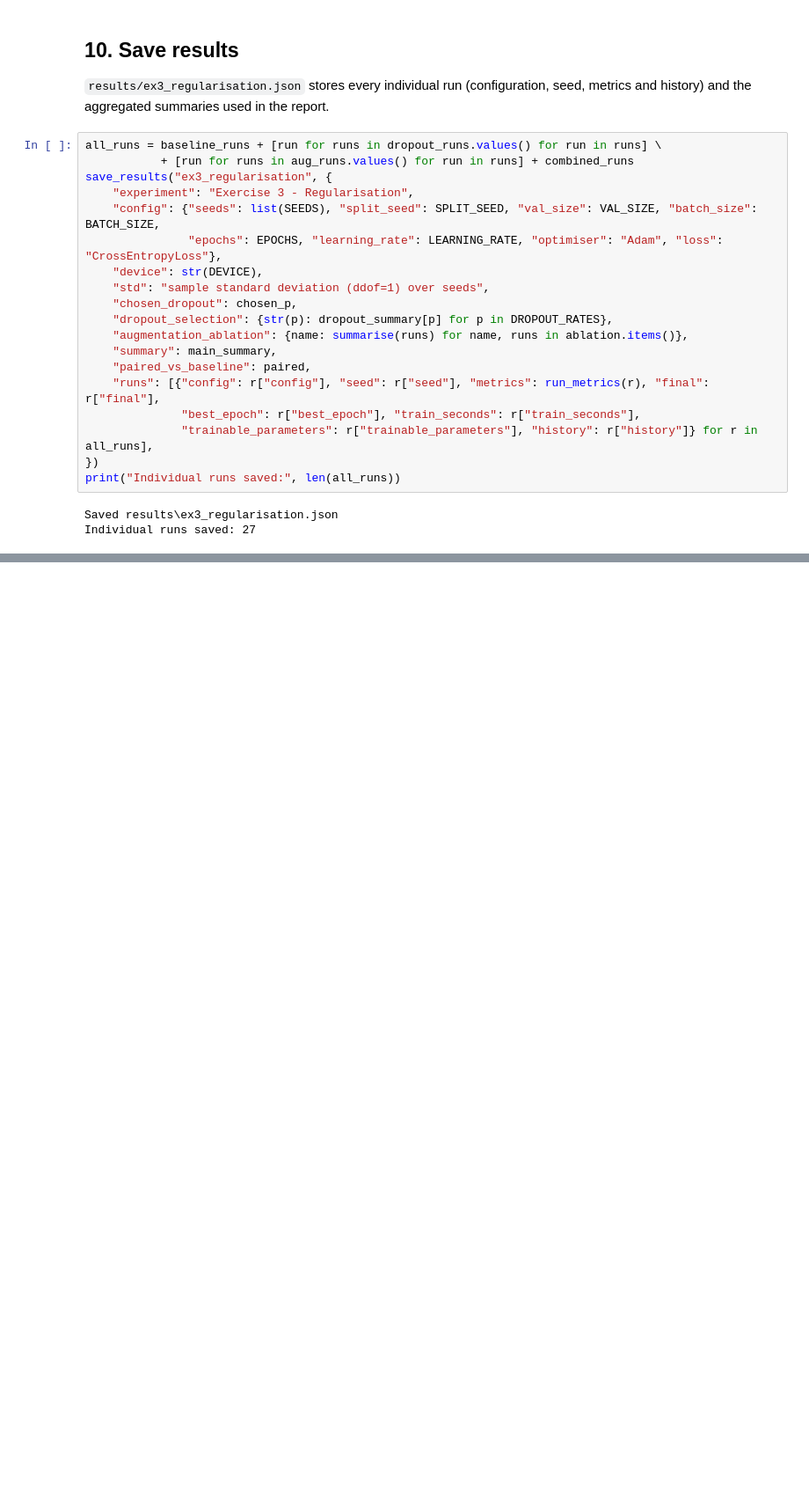
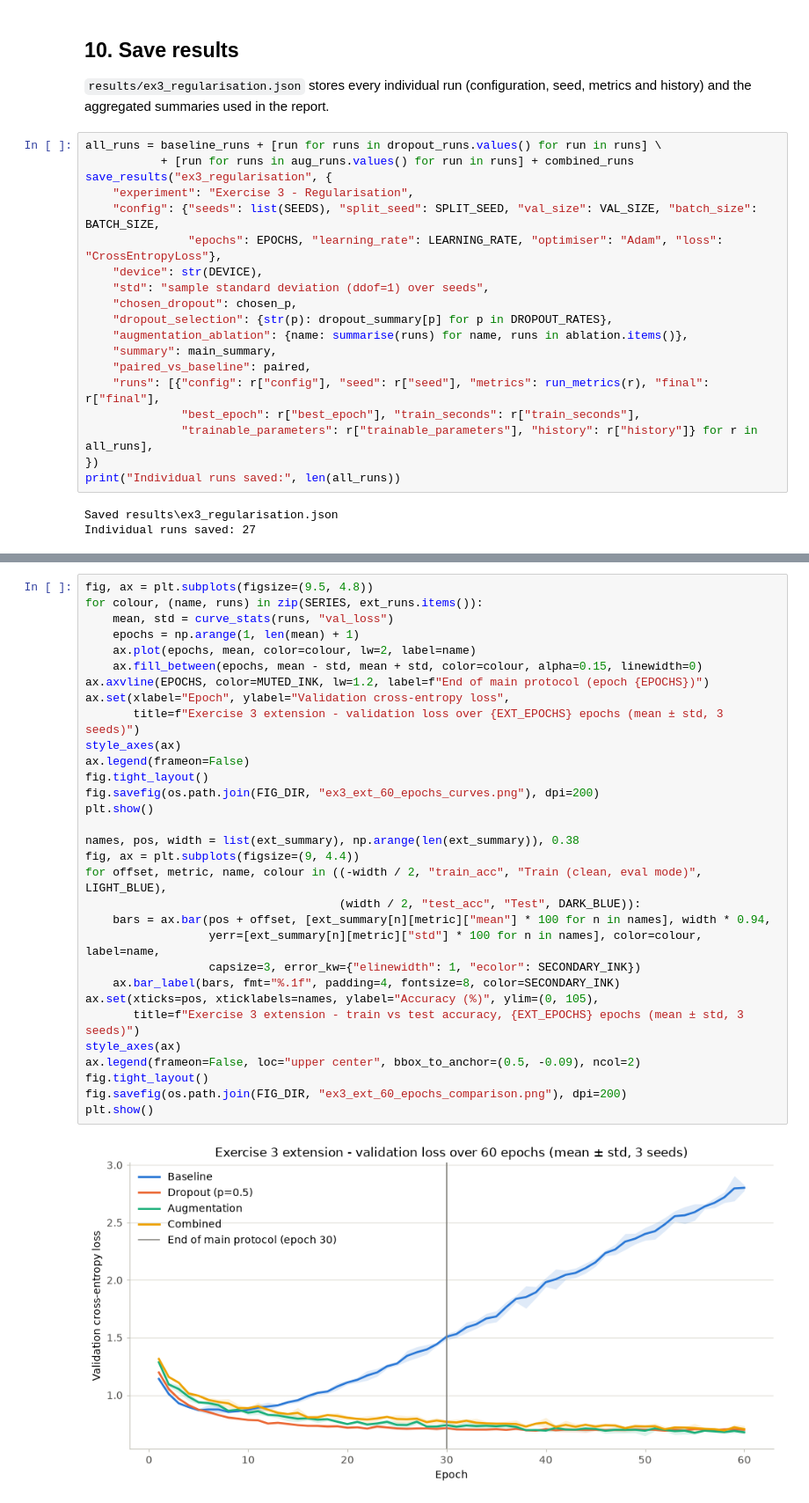
Before and after one commit to Sithum-Prabasha/model-ML, a Jupyter notebook: Ex3_Regularisation.ipynb, the cells around one changed output, grey strips where cells are left out. Shown at 88% size. Cells and saved outputs as stored; diff of their text form; blank space fills up the shorter version.

Commit message:
Add Ex3 60-epoch extension

```diff
--- a/Ex3_Regularisation.ipynb
+++ b/Ex3_Regularisation.ipynb
@@ -860,0 +968,33 @@ Individual runs saved: 27
+# %%
+fig, ax = plt.subplots(figsize=(9.5, 4.8))
+for colour, (name, runs) in zip(SERIES, ext_runs.items()):
+    mean, std = curve_stats(runs, "val_loss")
+    epochs = np.arange(1, len(mean) + 1)
+    ax.plot(epochs, mean, color=colour, lw=2, label=name)
+    ax.fill_between(epochs, mean - std, mean + std, color=colour, alpha=0.15, linewidth=0)
+ax.axvline(EPOCHS, color=MUTED_INK, lw=1.2, label=f"End of main protocol (epoch {EPOCHS})")
+ax.set(xlabel="Epoch", ylabel="Validation cross-entropy loss",
+       title=f"Exercise 3 extension - validation loss over {EXT_EPOCHS} epochs (mean ± std, 3 seeds)")
+style_axes(ax)
+ax.legend(frameon=False)
+fig.tight_layout()
+fig.savefig(os.path.join(FIG_DIR, "ex3_ext_60_epochs_curves.png"), dpi=200)
+plt.show()
+
+names, pos, width = list(ext_summary), np.arange(len(ext_summary)), 0.38
+fig, ax = plt.subplots(figsize=(9, 4.4))
+for offset, metric, name, colour in ((-width / 2, "train_acc", "Train (clean, eval mode)", LIGHT_BLUE),
+                                     (width / 2, "test_acc", "Test", DARK_BLUE)):
+    bars = ax.bar(pos + offset, [ext_summary[n][metric]["mean"] * 100 for n in names], width * 0.94,
+                  yerr=[ext_summary[n][metric]["std"] * 100 for n in names], color=colour, label=name,
+                  capsize=3, error_kw={"elinewidth": 1, "ecolor": SECONDARY_INK})
+    ax.bar_label(bars, fmt="%.1f", padding=4, fontsize=8, color=SECONDARY_INK)
+ax.set(xticks=pos, xticklabels=names, ylabel="Accuracy (%)", ylim=(0, 105),
+       title=f"Exercise 3 extension - train vs test accuracy, {EXT_EPOCHS} epochs (mean ± std, 3 seeds)")
+style_axes(ax)
+ax.legend(frameon=False, loc="upper center", bbox_to_anchor=(0.5, -0.09), ncol=2)
+fig.tight_layout()
+fig.savefig(os.path.join(FIG_DIR, "ex3_ext_60_epochs_comparison.png"), dpi=200)
+plt.show()
+# %% [output]
+[figure, added]
```
Also changed, not shown: parts of 9 cells of this notebook, 4 other files.
